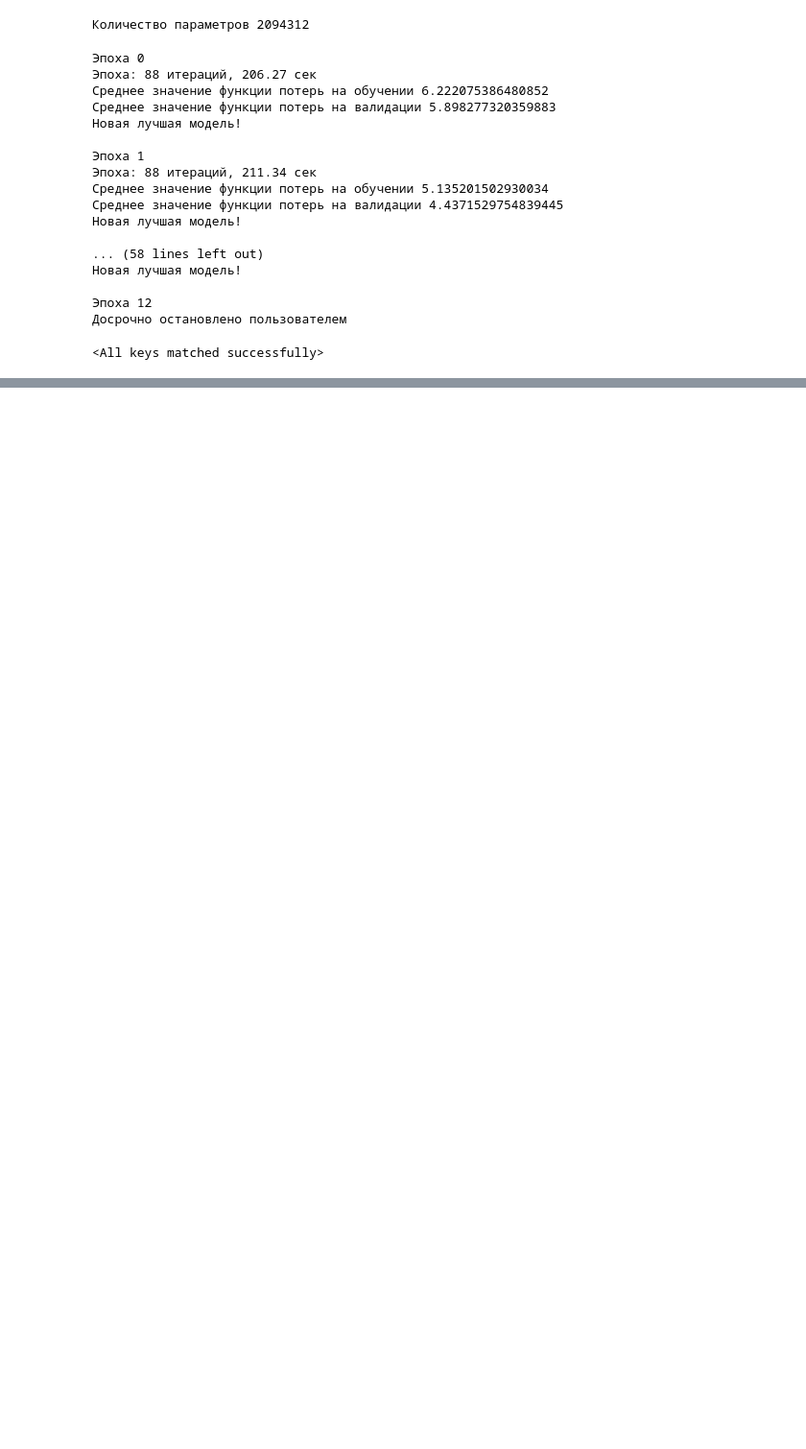
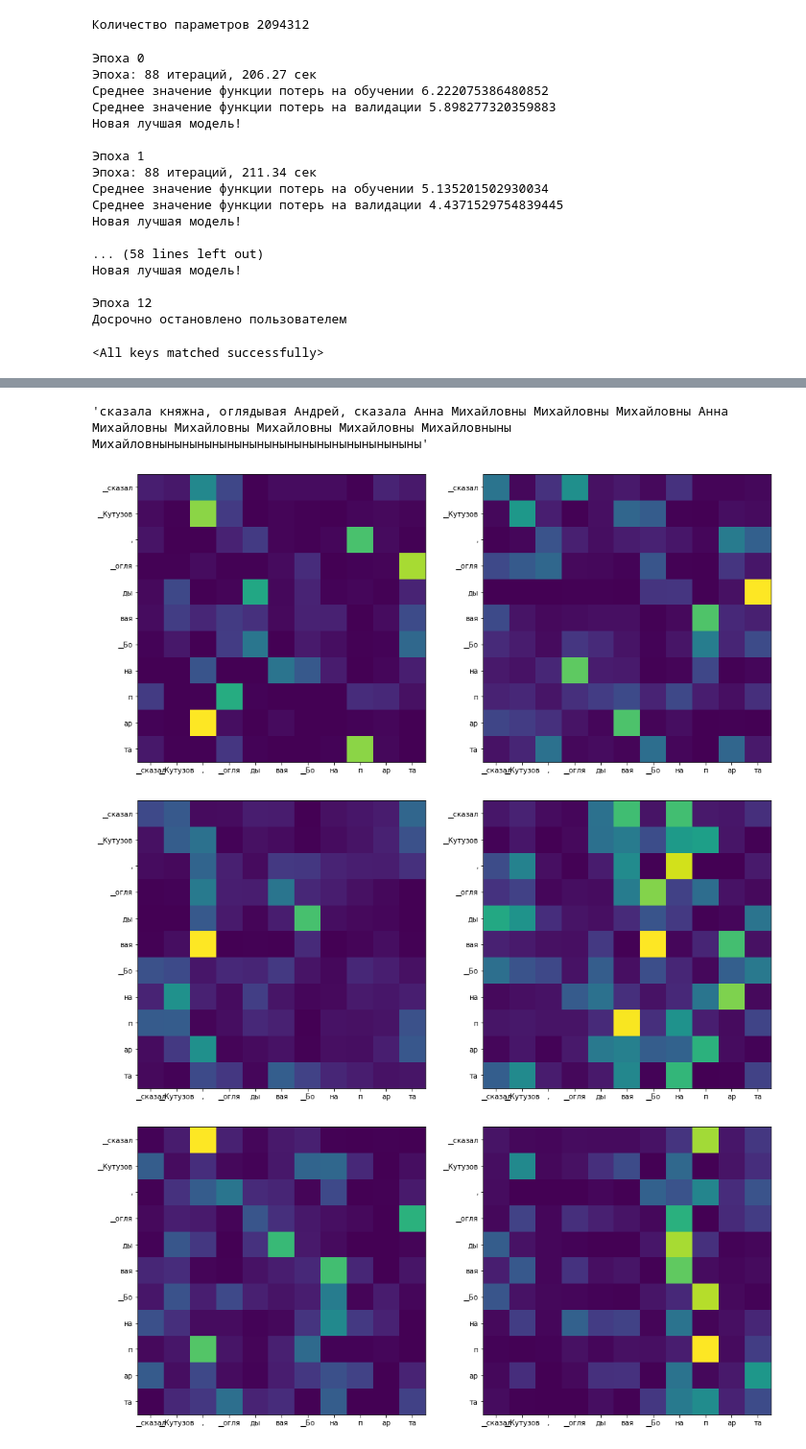
Before and after one commit to ewanytken/dontforget, a Jupyter notebook: Task45Transformer.ipynb, the cells around one changed output, grey strips where cells are left out. Shown: that part at 96% size. Cells and saved outputs as stored; diff of their text form; code cells hidden in the pictures; blank space fills up the shorter version.

```diff
--- a/Task45Transformer.ipynb
+++ b/Task45Transformer.ipynb
@@ -592,0 +733,45 @@ class MyMultiheadSelfAttention(nn.Module):
+# %%
+my_greedy_generator = GreedyGenerator(my_transf_model, tokenizer)
+my_greedy_generator('сказала княжна, оглядывая Андре')
+# %% [output]
+'сказала княжна, оглядывая Андрей, сказала Анна Михайловны Михайловны Михайловны Анна Михайловны Михайловны Михайловны Михайловны Михайловныны Михайловныныныныныныныныныныныныныныныныныны'
+# %%
+def plot_attention_maps(model, input_string, tokenizer, device='cpu', max_heads=2, figsize=(16, 10)):
+    device = torch.device(device)
+
+    token_ids = tokenizer.encode([input_string])[0]
+
+    token_strs = [tokenizer.id_to_subword(i) for i in token_ids]
+    in_len = len(token_ids)
+    ticks = np.arange(0, in_len)
+
+    model.to(device)
+    model.eval()
+
+    in_batch = torch.tensor(token_ids).unsqueeze(0).to(device)
+    model(in_batch)
+
+    for module in model.modules():
+        if isinstance(module, MyMultiheadSelfAttention):
+            cur_last_attention_map = module.last_attention_map[0].cpu().numpy()
+            n_heads = cur_last_attention_map.shape[-1]
+            n_heads_to_vis = min(n_heads, max_heads)
+
+            fig, axes = plt.subplots(1, n_heads_to_vis)
+            fig.set_size_inches(figsize)
+            for head_i in range(n_heads_to_vis):
+                ax = axes[head_i]
+                ax.imshow(cur_last_attention_map[..., head_i])
+
+                ax.set_yticks(ticks)
+                ax.set_ylim(bottom=in_len - 0.5, top=-0.5)
+                ax.set_yticklabels(token_strs)
+
+                ax.set_xticks(ticks)
+                ax.set_xticklabels(token_strs)
+# %%
+plot_attention_maps(my_transf_model, 'сказал Кутузов, оглядывая Бонапарта', tokenizer)
+# %% [output]
+[figure, added]
+[figure, added]
+[figure, added]
```
Also changed, not shown: parts of 18 cells of this notebook.
